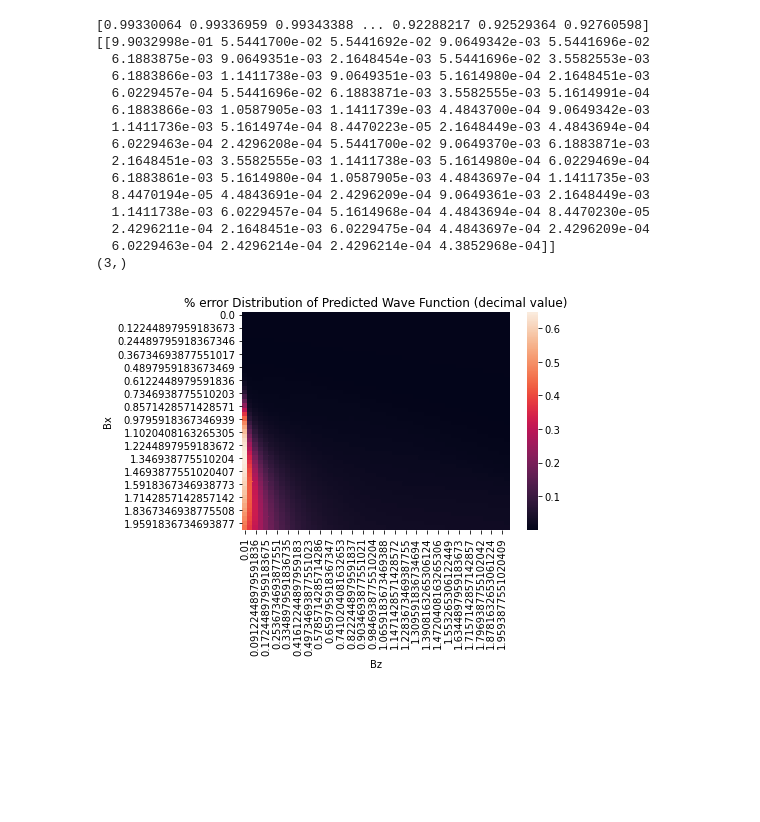
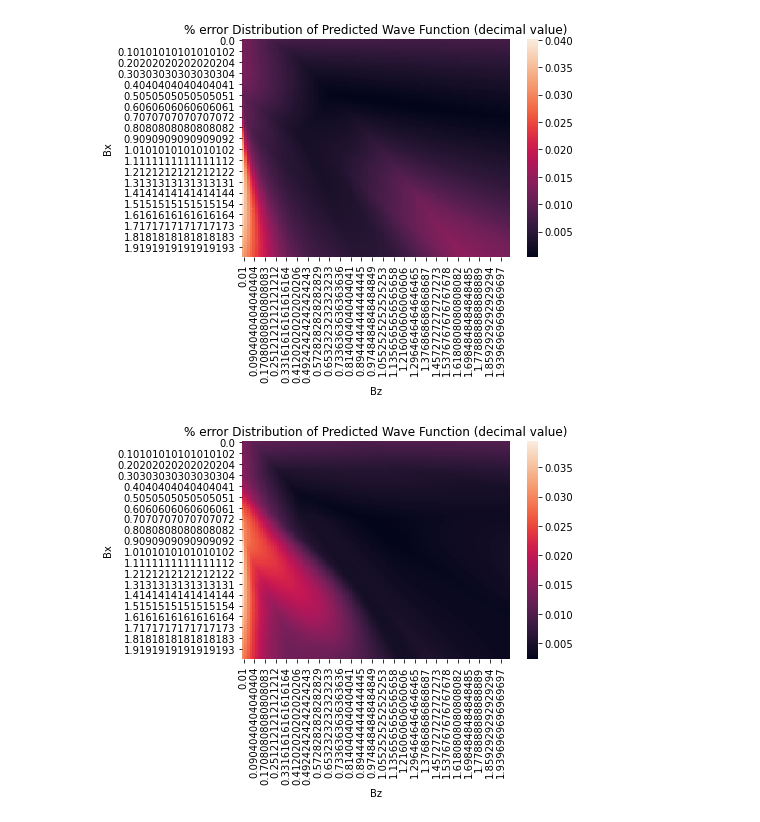
Before and after one commit to szaman19/MPSML, a Jupyter notebook: code/mps/Active_Learning.ipynb, the cells around one changed output. Cells and saved outputs as stored; diff of their text form; code cells hidden in the pictures; blank space fills up the shorter version.

```diff
--- a/code/mps/Active_Learning.ipynb
+++ b/code/mps/Active_Learning.ipynb
@@ -57,7 +58,12 @@ def error_points(predicted, truth, num):
     return points
+# %%
+def mean_error(predicted, truth):
+    diffs = abs((predicted+1) - (truth+1))/(truth+1)
+    return np.mean(np.mean(diffs, axis=1))
 # %%
 def error_data(mag, mag_t):
-    return abs((mag+1) - (mag_t+1))/(mag_t+1)
+    diffs = abs(((mag+1) - (mag_t+1))/(mag_t+1))
+    return np.mean(diffs, axis=1)
 # %%
 def print_points(data1, qubits, error_points):
     data = np.load(data1)
@@ -509,9 +649,9 @@ data_graph = np.load(data_6)
 Bx = data_graph['fields'].T[6]
 Bz = data_graph['fields'].T[12]
 
-x = np.reshape(Bx, (50, 50))
-y = np.reshape(Bz, (50, 50))
-z = np.reshape(mag_6_t, (50, 50))
+x = np.reshape(Bx, (100, 100))
+y = np.reshape(Bz, (100, 100))
+z = np.reshape(mag_6_t, (100, 100))
 
 
 fig = plt.figure()
@@ -525,8 +665,8 @@ ax.set_xlabel("Bx")
 ax.set_ylabel("Bz")
 ax.set_zlabel("Magnetization")
 
-for i in range (stop):
-    z = np.reshape(magnetization_6[i], (50, 50))
+for i in range (runs):
+    z = np.reshape(magnetization_6[i], (100, 100))
 
     fig = plt.figure()
     ax = fig.add_subplot(111, projection='3d')
@@ -547,7 +689,7 @@ No handles with labels found to put in legend.
 # %%
-y = np.reshape(Bx, (50, 50))
-x = np.reshape(Bz, (50, 50))
-z = np.reshape(mag_6_t, (50, 50))
+y = np.reshape(Bx, (100, 100))
+x = np.reshape(Bz, (100, 100))
+z = np.reshape(mag_6_t, (100, 100))
 
 
 fig = plt.figure()
@@ -561,8 +703,8 @@ ax.set_xlabel("Bz")
 ax.set_ylabel("Bx")
 ax.set_zlabel("Magnetization")
 
-for i in range (stop):
-    z = np.reshape(magnetization_6[i], (50, 50))
+for i in range (runs):
+    z = np.reshape(magnetization_6[i], (100, 100))
 
     fig = plt.figure()
     ax = fig.add_subplot(111, projection='3d')
@@ -583,47 +727,27 @@ No handles with labels found to put in legend.
 # %%
 import pandas as pd
 import seaborn as sns
 
 data_graph = np.load(data_6)
 Bx = data_graph['fields'].T[6]
 Bz = data_graph['fields'].T[12]
 
-pp=[]
-pp.append(error_data(mag_6,mag_6_t))
-
-print(mag_6)
-print(data_y_6[0].))
-print(np.shape(error_p))
 for i in error_p:
     data = pd.DataFrame(data={'Bx':Bx, 'Bz':Bz, '% error':i})
     data = data.pivot(index='Bx', columns='Bz', values='% error')
 #    plt.hist2d(Bx, By, bins=N_bins, cmap='plasma')
     sns.heatmap(data)
 
     # Plot a colorbar with label.
 #    cb = plt.colorbar()
 
     # Add title and labels to plot.
     plt.title('% error Distribution of Predicted Wave Function (decimal value)')
 #     plt.xlabel('Bx')
 #     plt.ylabel('Bz')
 
     # Show the plot.
     plt.show()
 # %% [output]
-[0.99330064 0.99336959 0.99343388 ... 0.92288217 0.92529364 0.92760598]
-[[9.9032998e-01 5.5441700e-02 5.5441692e-02 9.0649342e-03 5.5441696e-02
-  6.1883875e-03 9.0649351e-03 2.1648454e-03 5.5441696e-02 3.5582553e-03
-  6.1883866e-03 1.1411738e-03 9.0649351e-03 5.1614980e-04 2.1648451e-03
-  6.0229457e-04 5.5441696e-02 6.1883871e-03 3.5582555e-03 5.1614991e-04
-  6.1883866e-03 1.0587905e-03 1.1411739e-03 4.4843700e-04 9.0649342e-03
-  1.1411736e-03 5.1614974e-04 8.4470223e-05 2.1648449e-03 4.4843694e-04
-  6.0229463e-04 2.4296208e-04 5.5441700e-02 9.0649370e-03 6.1883871e-03
-  2.1648451e-03 3.5582555e-03 1.1411738e-03 5.1614980e-04 6.0229469e-04
-  6.1883861e-03 5.1614980e-04 1.0587905e-03 4.4843697e-04 1.1411735e-03
-  8.4470194e-05 4.4843691e-04 2.4296209e-04 9.0649361e-03 2.1648449e-03
-  1.1411738e-03 6.0229457e-04 5.1614968e-04 4.4843694e-04 8.4470230e-05
-  2.4296211e-04 2.1648451e-03 6.0229475e-04 4.4843697e-04 2.4296209e-04
-  6.0229463e-04 2.4296214e-04 2.4296214e-04 4.3852968e-04]]
-(3,)
-[figure, old version]
+[figure, new version]
+[figure, added]
```
Also changed, not shown: parts of 15 cells of this notebook, 13 other files.
